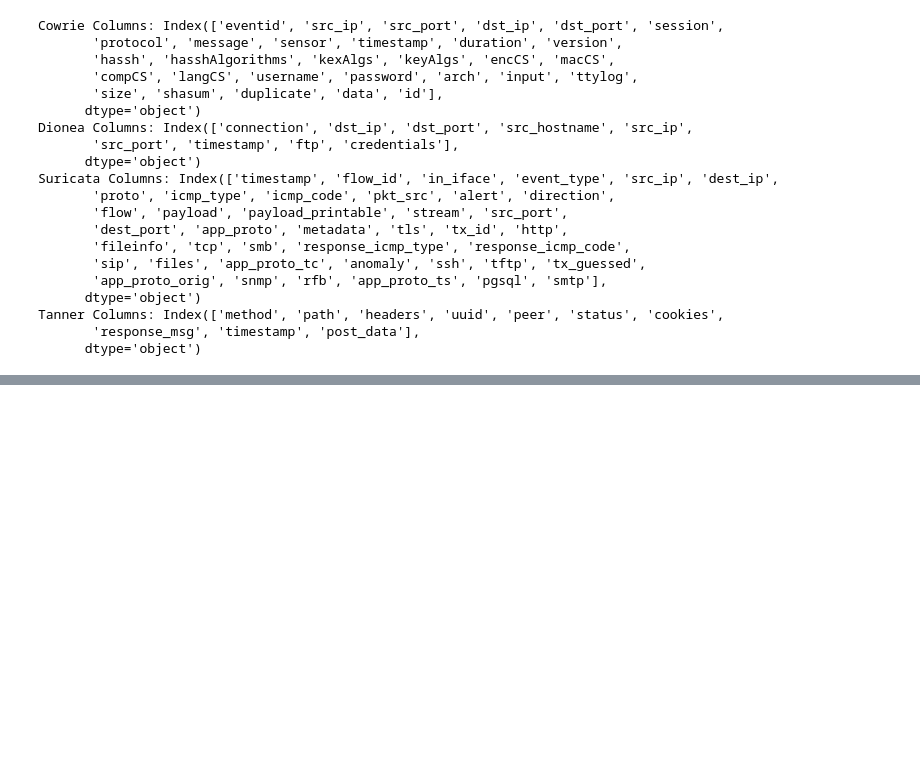
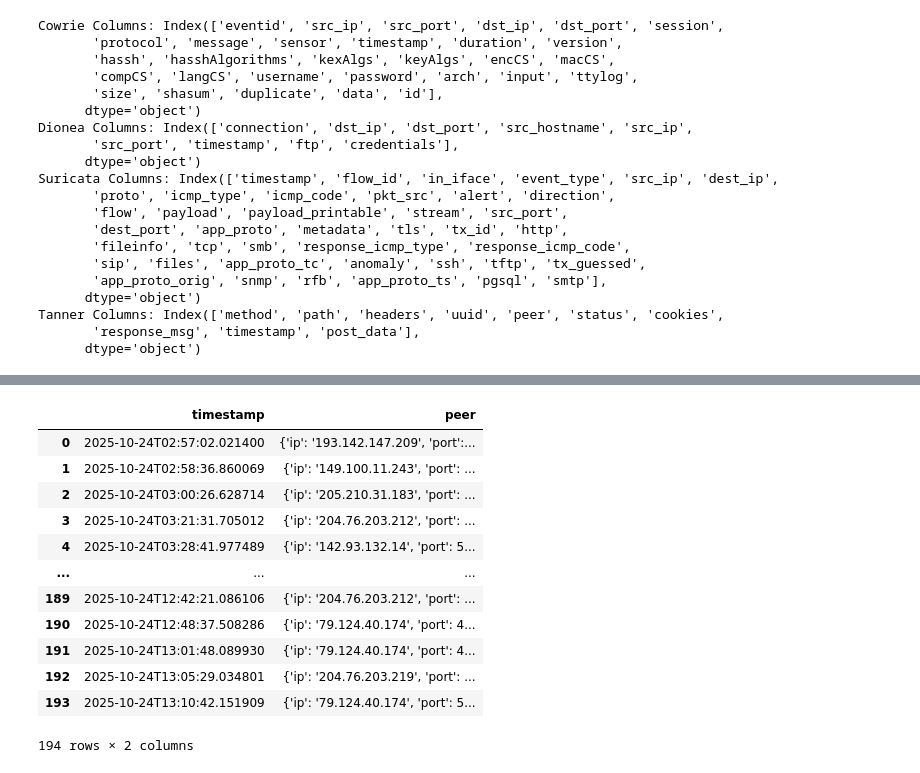
Before and after one commit to francescacraievich/real-time-cyber-anomaly-detection, a Jupyter notebook: df_summary.ipynb, the cells around one changed output, grey strips where cells are left out. Saved outputs shown, nothing was run; the diff lists cells and outputs as text; code cells hidden in the pictures; blank space fills up the shorter version.

```diff
--- a/df_summary.ipynb
+++ b/df_summary.ipynb
@@ -125,0 +178,16 @@ uuid, peer (Tanner - internal references)
+# %%
+tanner_df[["timestamp", "peer"]]
+# %% [output]
+|  | timestamp | peer |
+| 0 | 2025-10-24T02:57:02.021400 | {'ip': '193.142.147.209', 'port':... |
+| 1 | 2025-10-24T02:58:36.860069 | {'ip': '149.100.11.243', 'port': ... |
+| 2 | 2025-10-24T03:00:26.628714 | {'ip': '205.210.31.183', 'port': ... |
+| 3 | 2025-10-24T03:21:31.705012 | {'ip': '204.76.203.212', 'port': ... |
+| 4 | 2025-10-24T03:28:41.977489 | {'ip': '142.93.132.14', 'port': 5... |
+| ... | ... | ... |
+| 189 | 2025-10-24T12:42:21.086106 | {'ip': '204.76.203.212', 'port': ... |
+| 190 | 2025-10-24T12:48:37.508286 | {'ip': '79.124.40.174', 'port': 4... |
+| 191 | 2025-10-24T13:01:48.089930 | {'ip': '79.124.40.174', 'port': 4... |
+| 192 | 2025-10-24T13:05:29.034801 | {'ip': '204.76.203.219', 'port': ... |
+| 193 | 2025-10-24T13:10:42.151909 | {'ip': '79.124.40.174', 'port': 5... |
+194 rows × 2 columns
```
Also changed, not shown: parts of 9 cells of this notebook, 2 other files.
